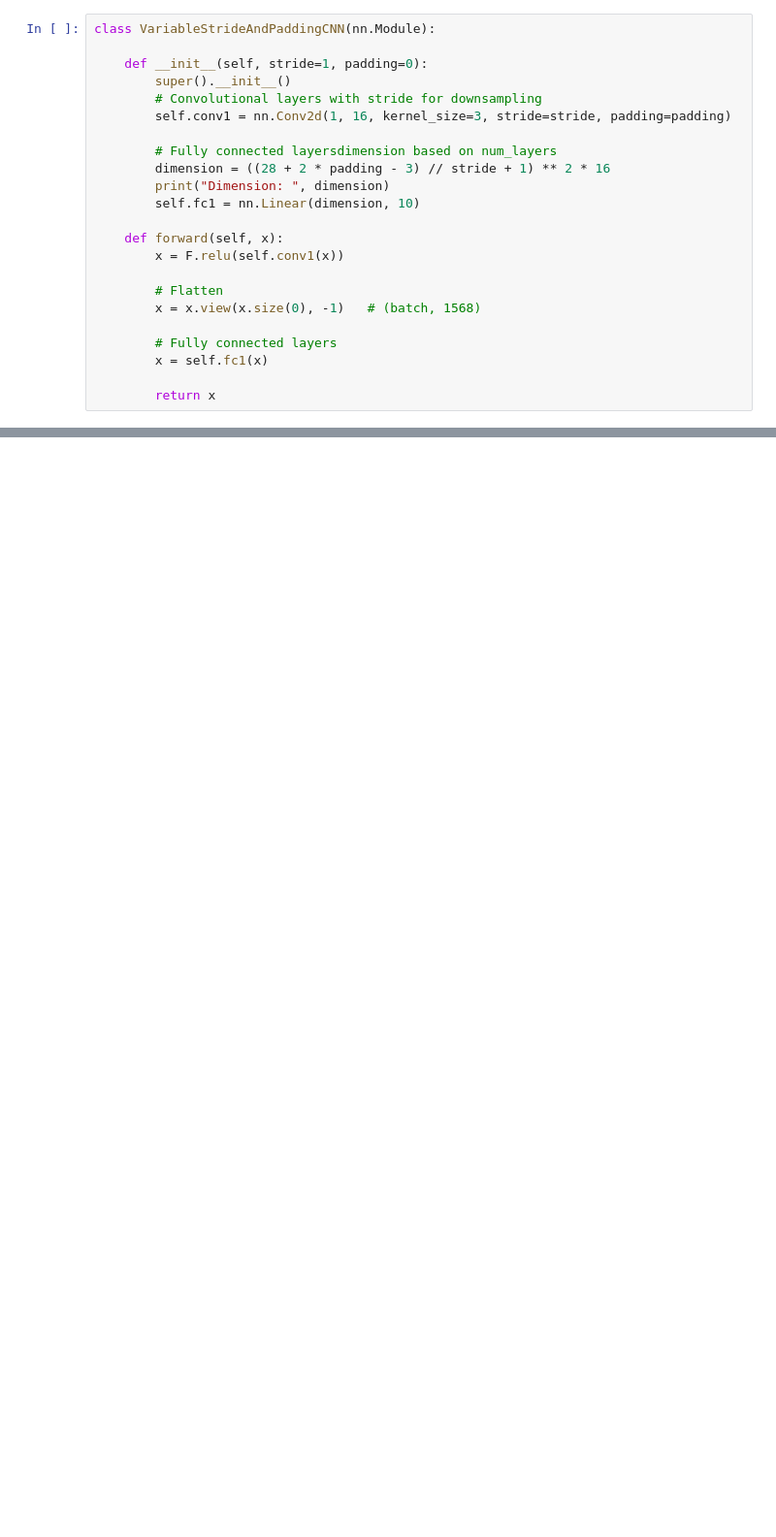
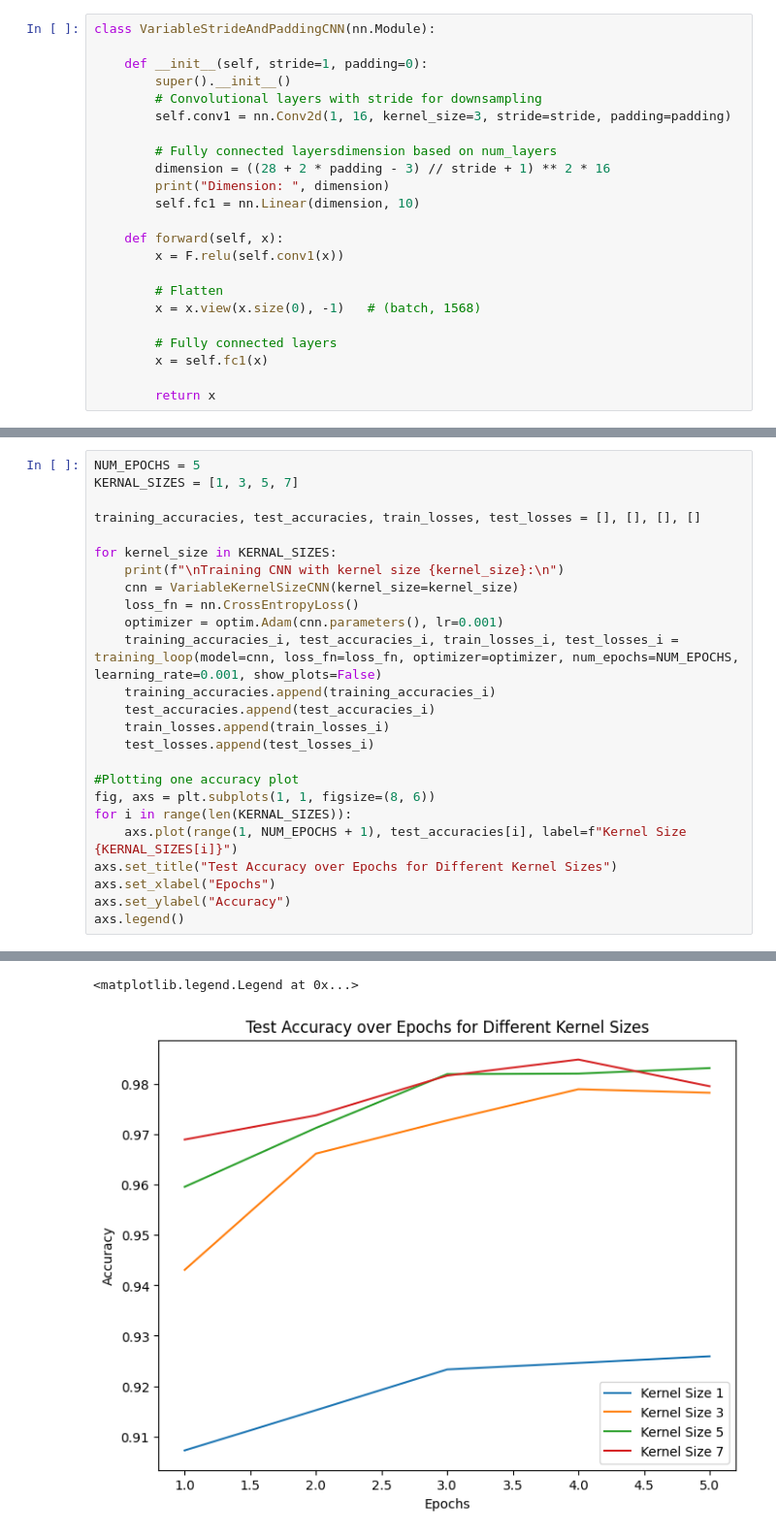
Before and after one commit to rohannair183/SYDE-577-A2-CNN-MNIST, a Jupyter notebook: main.ipynb, the cells around one changed output, grey strips where cells are left out. Shown at 97% size. Saved outputs shown, nothing was run; the diff lists cells and outputs as text; blank space fills up the shorter version.

Commit message:
testing kernel sizes and adding in data augmentation

```diff
--- a/main.ipynb
+++ b/main.ipynb
@@ -574,0 +626,26 @@ axs.legend()
+# %%
+NUM_EPOCHS = 5
+KERNAL_SIZES = [1, 3, 5, 7]
+
+training_accuracies, test_accuracies, train_losses, test_losses = [], [], [], []
+
+for kernel_size in KERNAL_SIZES:
+    print(f"\nTraining CNN with kernel size {kernel_size}:\n")
+    cnn = VariableKernelSizeCNN(kernel_size=kernel_size)
+    loss_fn = nn.CrossEntropyLoss()
+    optimizer = optim.Adam(cnn.parameters(), lr=0.001)
+    training_accuracies_i, test_accuracies_i, train_losses_i, test_losses_i = training_loop(model=cnn, loss_fn=loss_fn, optimizer=optimizer, num_epochs=NUM_EPOCHS, learning_rate=0.001, show_plots=False)
+    training_accuracies.append(training_accuracies_i)
+    test_accuracies.append(test_accuracies_i)
+    train_losses.append(train_losses_i)
+    test_losses.append(test_losses_i)
+
+#Plotting one accuracy plot
+fig, axs = plt.subplots(1, 1, figsize=(8, 6))
+for i in range(len(KERNAL_SIZES)):
+    axs.plot(range(1, NUM_EPOCHS + 1), test_accuracies[i], label=f"Kernel Size {KERNAL_SIZES[i]}")
+axs.set_title("Test Accuracy over Epochs for Different Kernel Sizes")
+axs.set_xlabel("Epochs")
+axs.set_ylabel("Accuracy")
+axs.legend()
+# %% [output]
@@ -574,0 +669,2 @@ axs.legend()
+<matplotlib.legend.Legend at 0x...>
+[figure, added]
```
Also changed, not shown: parts of 5 cells of this notebook.
